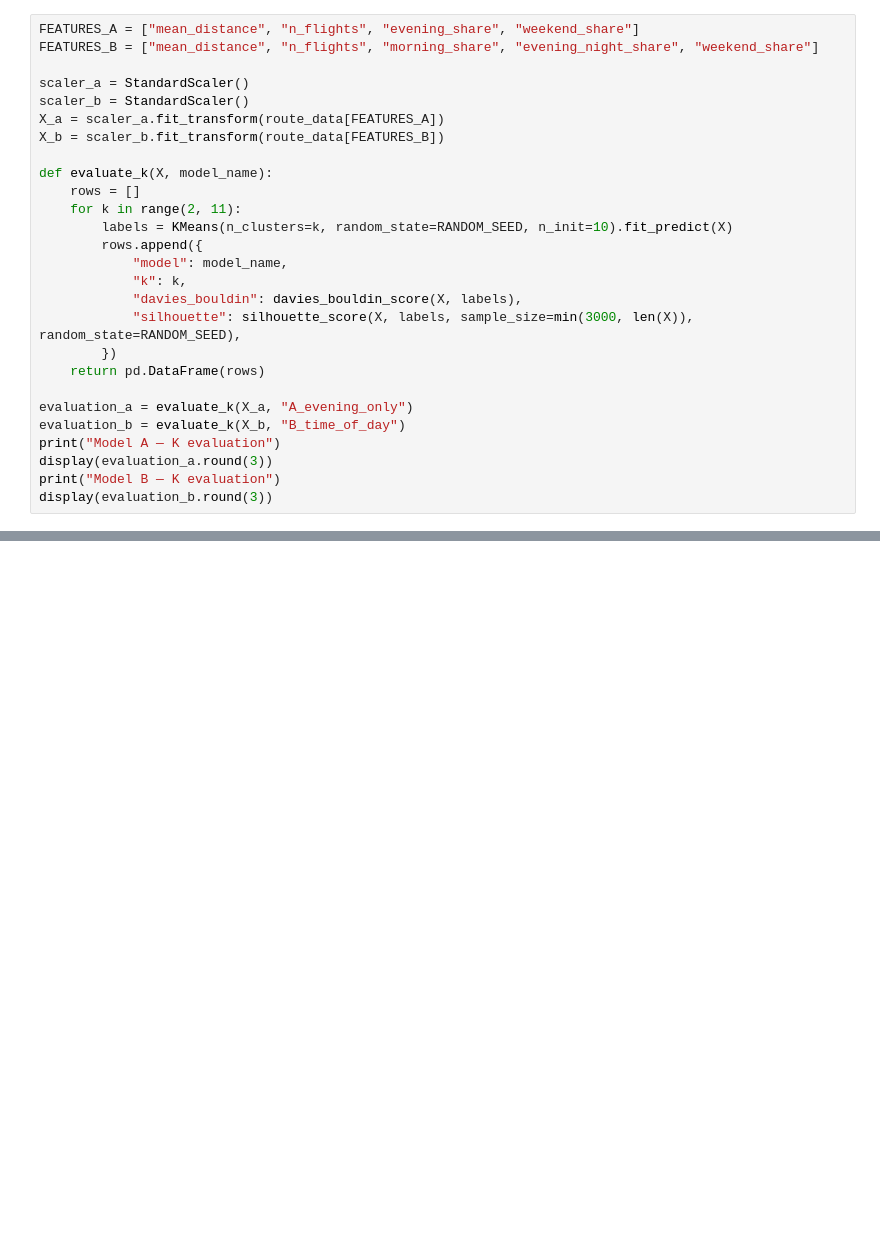
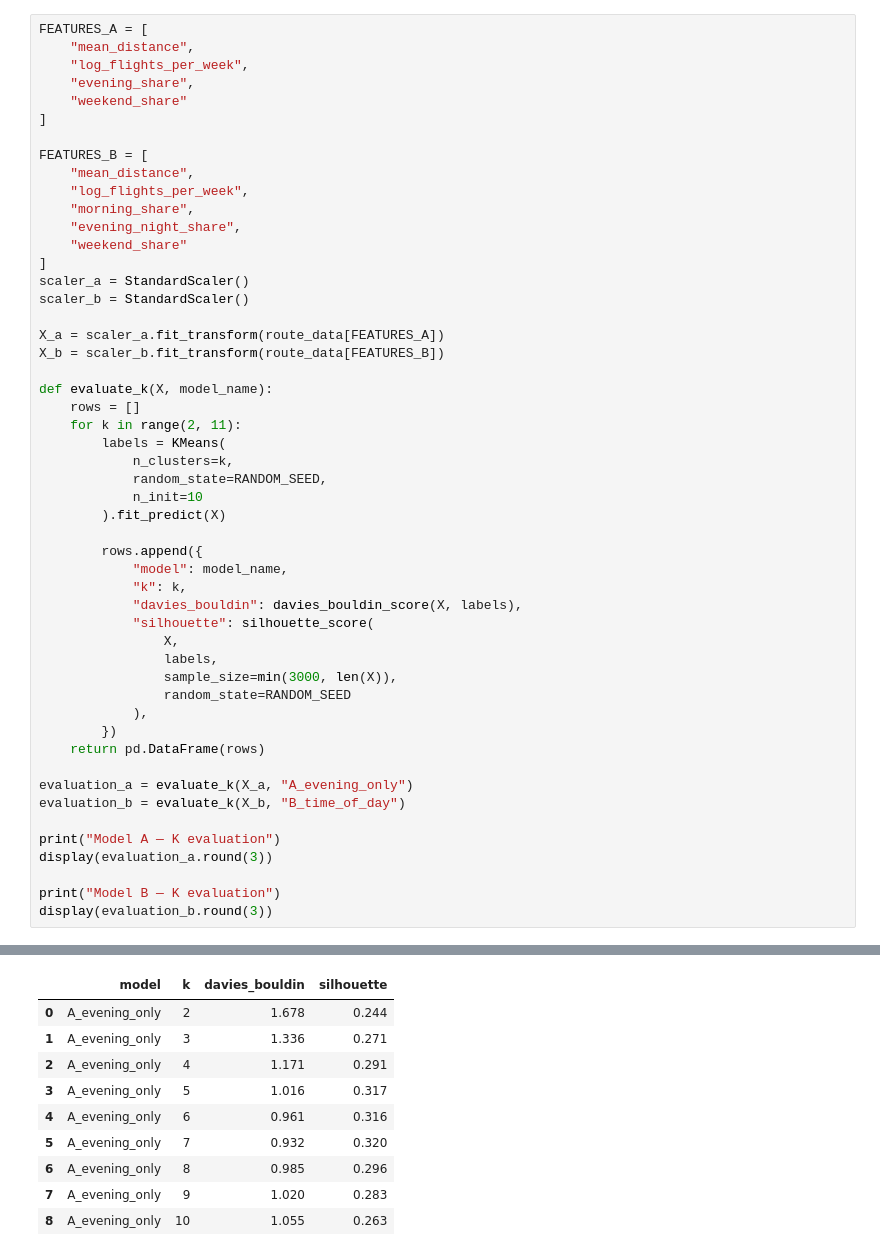
Before and after one commit to Smaash7/ComputationalToolsForDS, a Jupyter notebook: notebooks/02_route_clustering_Approach_A.ipynb, the cells around one changed output, grey strips where cells are left out. Cells and saved outputs as stored; diff of their text form; blank space fills up the shorter version.

```diff
--- a/notebooks/02_route_clustering_Approach_A.ipynb
+++ b/notebooks/02_route_clustering_Approach_A.ipynb
@@ -114,27 +156,52 @@ Both are standardized separately. Their internal quality scores describe their *
 # %%
-FEATURES_A = ["mean_distance", "n_flights", "evening_share", "weekend_share"]
-FEATURES_B = ["mean_distance", "n_flights", "morning_share", "evening_night_share", "weekend_share"]
+FEATURES_A = [
+    "mean_distance",
+    "log_flights_per_week",
+    "evening_share",
+    "weekend_share"
+]
 
+FEATURES_B = [
+    "mean_distance",
+    "log_flights_per_week",
+    "morning_share",
+    "evening_night_share",
+    "weekend_share"
+]
 scaler_a = StandardScaler()
 scaler_b = StandardScaler()
+
 X_a = scaler_a.fit_transform(route_data[FEATURES_A])
 X_b = scaler_b.fit_transform(route_data[FEATURES_B])
 
 def evaluate_k(X, model_name):
     rows = []
     for k in range(2, 11):
-        labels = KMeans(n_clusters=k, random_state=RANDOM_SEED, n_init=10).fit_predict(X)
+        labels = KMeans(
+            n_clusters=k,
+            random_state=RANDOM_SEED,
+            n_init=10
+        ).fit_predict(X)
+
         rows.append({
             "model": model_name,
             "k": k,
             "davies_bouldin": davies_bouldin_score(X, labels),
-            "silhouette": silhouette_score(X, labels, sample_size=min(3000, len(X)), random_state=RANDOM_SEED),
+            "silhouette": silhouette_score(
+                X,
+                labels,
+                sample_size=min(3000, len(X)),
+                random_state=RANDOM_SEED
+            ),
         })
     return pd.DataFrame(rows)
 
 evaluation_a = evaluate_k(X_a, "A_evening_only")
 evaluation_b = evaluate_k(X_b, "B_time_of_day")
+
 print("Model A — K evaluation")
 display(evaluation_a.round(3))
+
 print("Model B — K evaluation")
 display(evaluation_b.round(3))
+# %% [output]
@@ -140,0 +209,10 @@ display(evaluation_b.round(3))
+|  | model | k | davies_bouldin | silhouette |
+| 0 | A_evening_only | 2 | 1.678 | 0.244 |
+| 1 | A_evening_only | 3 | 1.336 | 0.271 |
+| 2 | A_evening_only | 4 | 1.171 | 0.291 |
+| 3 | A_evening_only | 5 | 1.016 | 0.317 |
+| 4 | A_evening_only | 6 | 0.961 | 0.316 |
+| 5 | A_evening_only | 7 | 0.932 | 0.320 |
+| 6 | A_evening_only | 8 | 0.985 | 0.296 |
+| 7 | A_evening_only | 9 | 1.020 | 0.283 |
+| 8 | A_evening_only | 10 | 1.055 | 0.263 |
```
Also changed, not shown: parts of 49 cells of this notebook, 23 other files.
